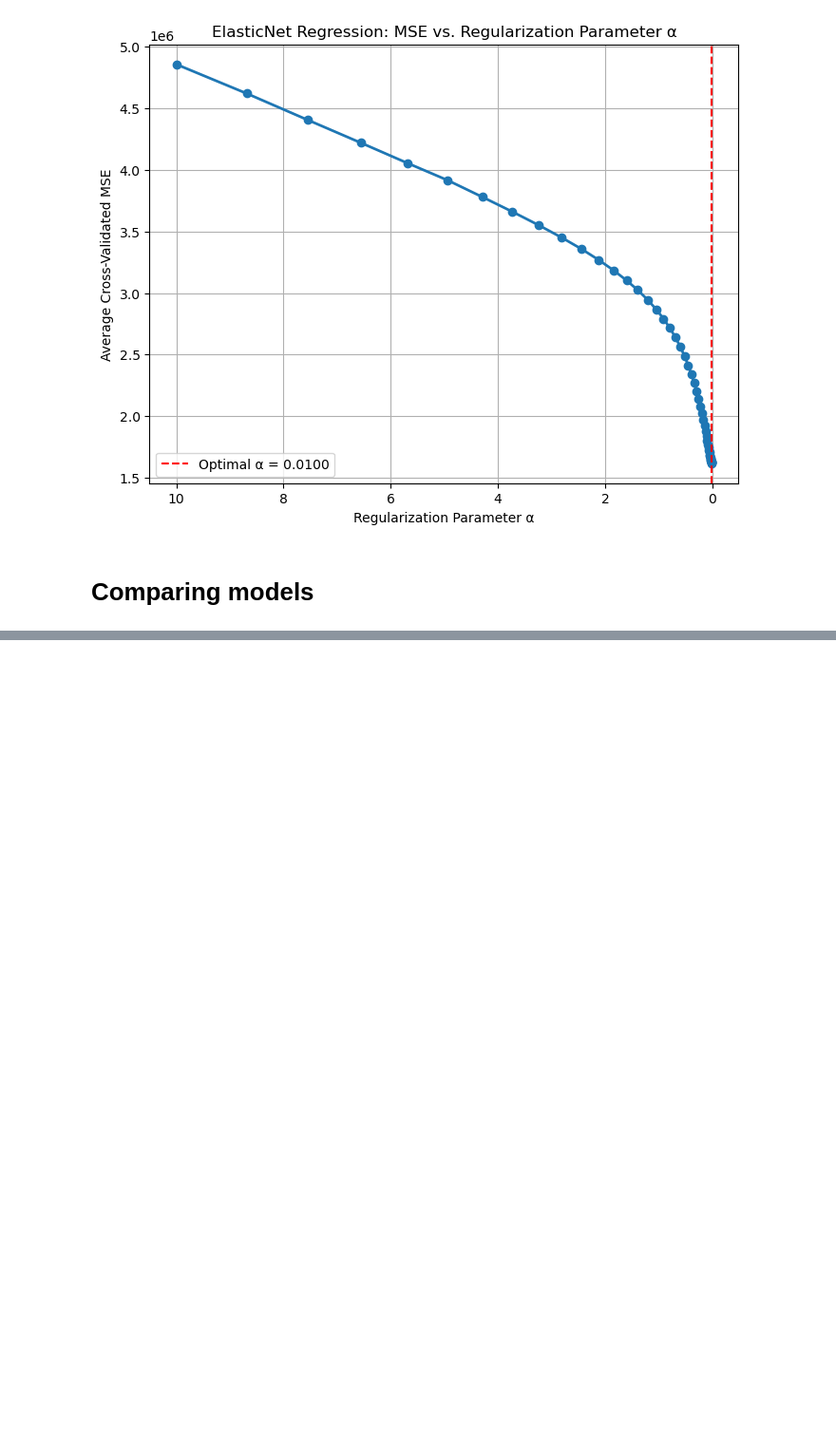
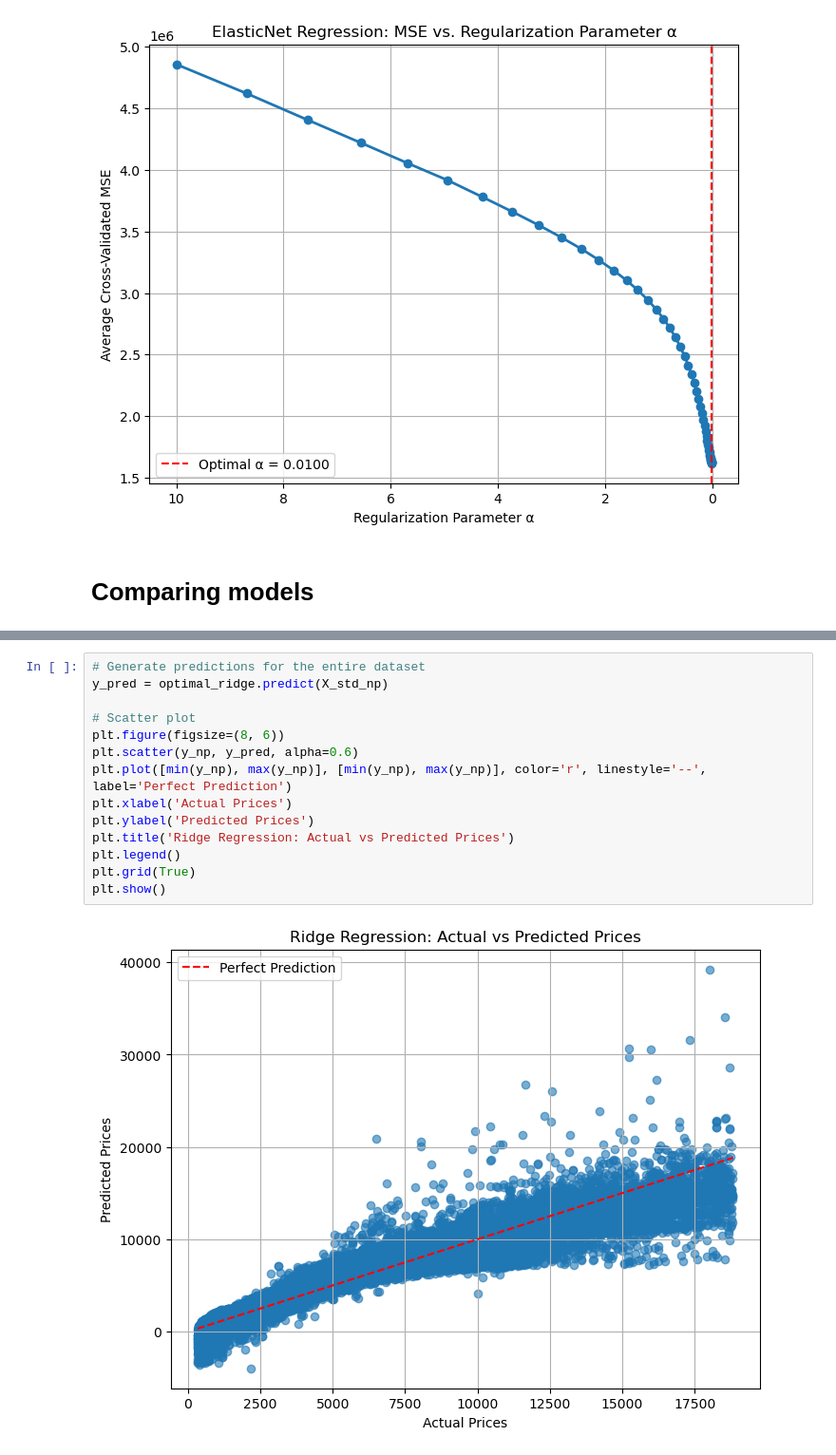
Before and after one commit to ThomasSchiolerH/Machine-Learning-And-Data-Mining, a Jupyter notebook: Project 1 & 2/project.ipynb, the cells around one changed output, grey strips where cells are left out. Shown at 95% size. Cells and saved outputs as stored; diff of their text form; blank space fills up the shorter version.

```diff
--- a/Project 1 & 2/project.ipynb
+++ b/Project 1 & 2/project.ipynb
@@ -855,0 +752,16 @@ ElasticNet results:  {0.001: 2563379.7344698026, 0.101: 2550801.7782425587, 0.20
+# %%
+# Generate predictions for the entire dataset
+y_pred = optimal_ridge.predict(X_std_np)
+
+# Scatter plot
+plt.figure(figsize=(8, 6))
+plt.scatter(y_np, y_pred, alpha=0.6)
+plt.plot([min(y_np), max(y_np)], [min(y_np), max(y_np)], color='r', linestyle='--', label='Perfect Prediction')
+plt.xlabel('Actual Prices')
+plt.ylabel('Predicted Prices')
+plt.title('Ridge Regression: Actual vs Predicted Prices')
+plt.legend()
+plt.grid(True)
+plt.show()
+# %% [output]
+[figure, added]
```
Also changed, not shown: parts of 15 cells of this notebook.
